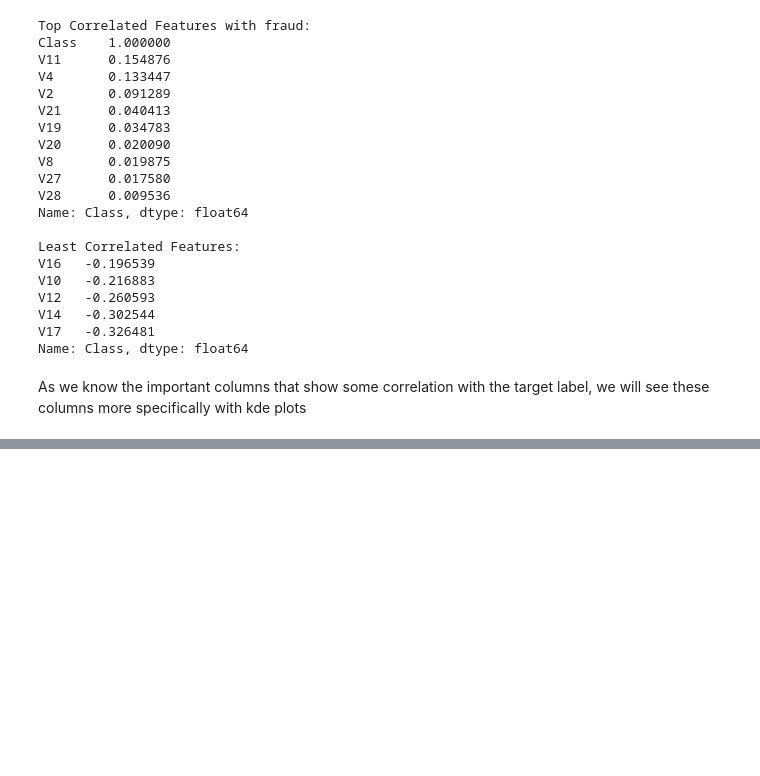
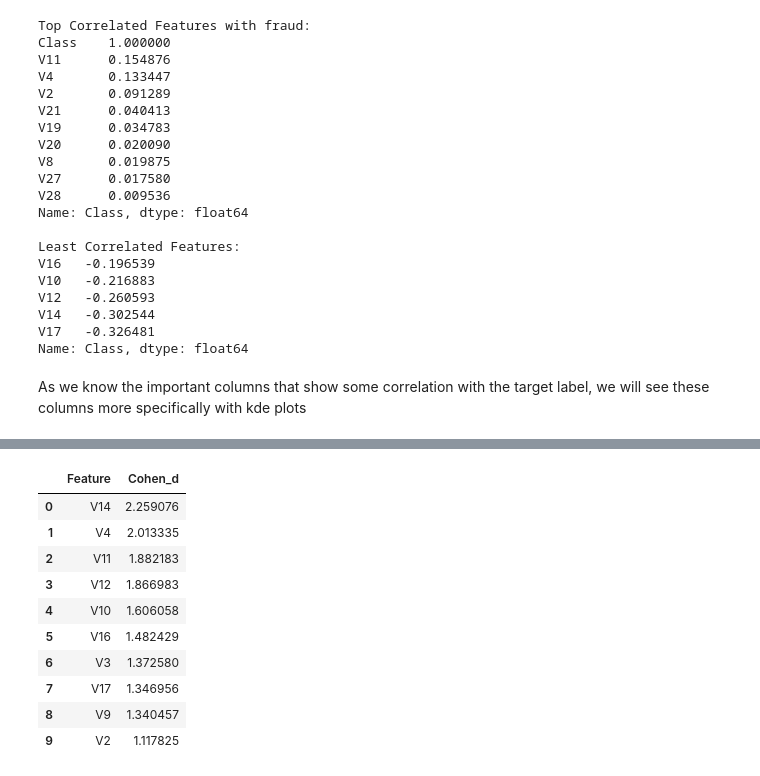
Before and after one commit to stevokwon/aws-fraud-detection, a Jupyter notebook: notebooks/01_eda.ipynb, the cells around one changed output, grey strips where cells are left out. Drawn from its saved outputs; the diff is of its cells as text; code cells hidden in the pictures; blank space fills up the shorter version.

```diff
--- a/notebooks/01_eda.ipynb
+++ b/notebooks/01_eda.ipynb
@@ -258,0 +272,24 @@ IndexError: index 16 is out of bounds for axis 0 with size 16
+# %%
+# Use Cohen's d for Effect Size
+def cohens_d(fraud, nonfraud):
+    return (fraud.mean() - nonfraud.mean()) / ( (fraud.std()**2 + nonfraud.std()**2) / 2 )**0.5
+
+d_scores = {}
+for col in df.columns[:-1]:  # exclude 'Class'
+    d = cohens_d(df[df['Class'] == 1][col], df[df['Class'] == 0][col])
+    d_scores[col] = abs(d)
+
+sorted_d = sorted(d_scores.items(), key=lambda x: x[1], reverse=True)
+pd.DataFrame(sorted_d, columns=['Feature', 'Cohen_d']).head(10)
+# %% [output]
+|  | Feature | Cohen_d |
+| 0 | V14 | 2.259076 |
+| 1 | V4 | 2.013335 |
+| 2 | V11 | 1.882183 |
+| 3 | V12 | 1.866983 |
+| 4 | V10 | 1.606058 |
+| 5 | V16 | 1.482429 |
+| 6 | V3 | 1.372580 |
+| 7 | V17 | 1.346956 |
+| 8 | V9 | 1.340457 |
+| 9 | V2 | 1.117825 |
```
Also changed, not shown: parts of 6 cells of this notebook, 1 other file.
